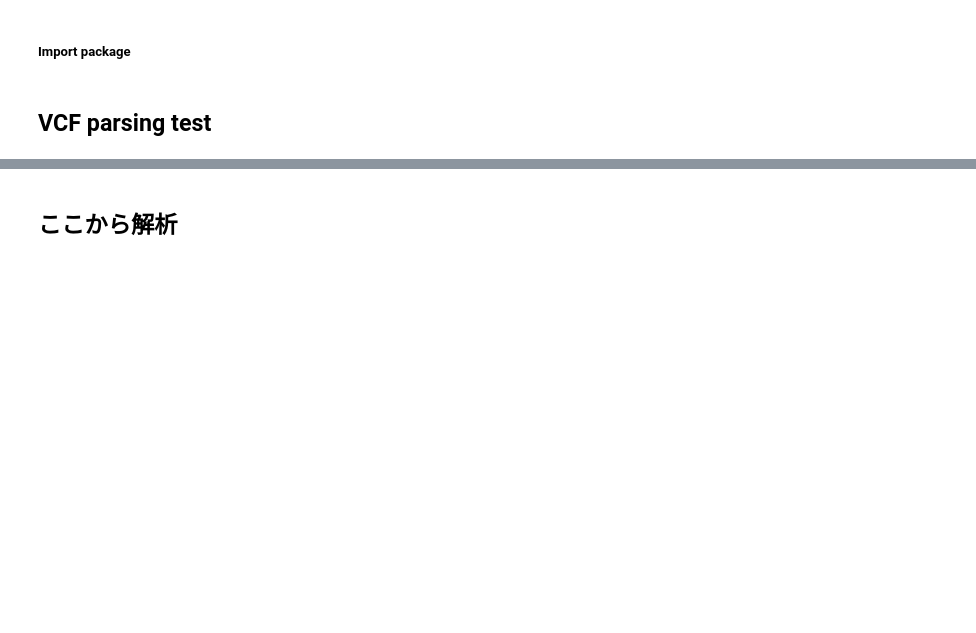
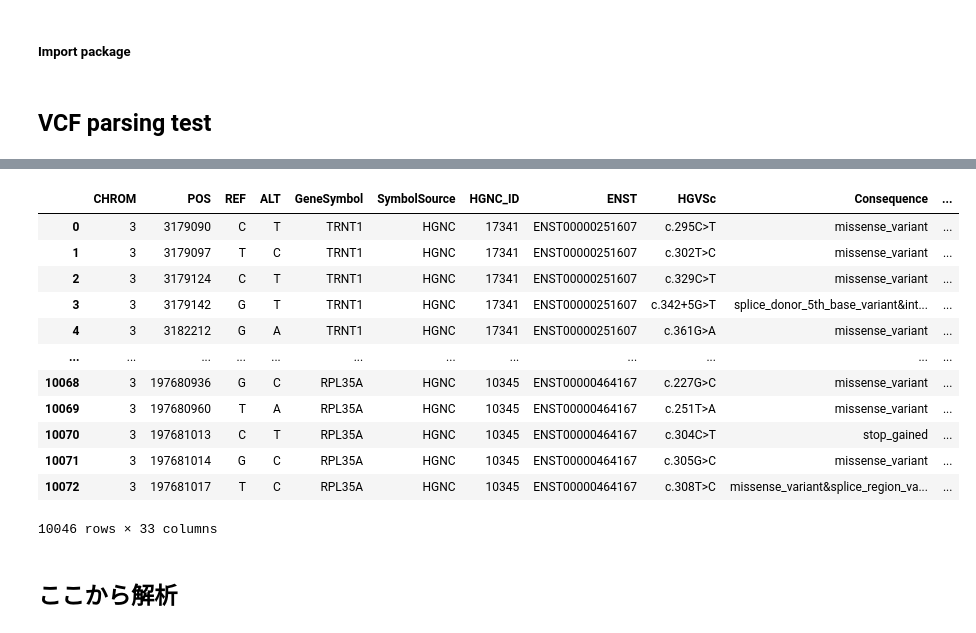
Before and after one commit to ysut/nar, a Jupyter notebook: ValidationData/TP/additional/hgmd_all.ipynb, the cells around one changed output, grey strips where cells are left out. Cells and saved outputs as stored; diff of their text form; code cells hidden in the pictures; blank space fills up the shorter version.

```diff
--- a/ValidationData/TP/additional/hgmd_all.ipynb
+++ b/ValidationData/TP/additional/hgmd_all.ipynb
@@ -285,3 +343,22 @@ for chr in chr_list:
+# %%
+chr = "3"
+df = pd.read_pickle(f"variant_data_set_vcfs/hgmd_splai_maxent_pango_sq/hgmd_dm.chr{chr}.splai.vep.maxent.loftee.snv.pangolin.squirls.enst.pkl")
+# %%
+df
+# %% [output]
+|  | CHROM | POS | REF | ALT | GeneSymbol | SymbolSource | HGNC_ID | ENST | HGVSc | Consequence | ... |
+| 0 | 3 | 3179090 | C | T | TRNT1 | HGNC | 17341 | ENST00000251607 | c.295C>T | missense_variant | ... |
+| 1 | 3 | 3179097 | T | C | TRNT1 | HGNC | 17341 | ENST00000251607 | c.302T>C | missense_variant | ... |
+| 2 | 3 | 3179124 | C | T | TRNT1 | HGNC | 17341 | ENST00000251607 | c.329C>T | missense_variant | ... |
+| 3 | 3 | 3179142 | G | T | TRNT1 | HGNC | 17341 | ENST00000251607 | c.342+5G>T | splice_donor_5th_base_variant&int... | ... |
+| 4 | 3 | 3182212 | G | A | TRNT1 | HGNC | 17341 | ENST00000251607 | c.361G>A | missense_variant | ... |
+| ... | ... | ... | ... | ... | ... | ... | ... | ... | ... | ... | ... |
+| 10068 | 3 | 197680936 | G | C | RPL35A | HGNC | 10345 | ENST00000464167 | c.227G>C | missense_variant | ... |
+| 10069 | 3 | 197680960 | T | A | RPL35A | HGNC | 10345 | ENST00000464167 | c.251T>A | missense_variant | ... |
+| 10070 | 3 | 197681013 | C | T | RPL35A | HGNC | 10345 | ENST00000464167 | c.304C>T | stop_gained | ... |
+| 10071 | 3 | 197681014 | G | C | RPL35A | HGNC | 10345 | ENST00000464167 | c.305G>C | missense_variant | ... |
+| 10072 | 3 | 197681017 | T | C | RPL35A | HGNC | 10345 | ENST00000464167 | c.308T>C | missense_variant&splice_region_va... | ... |
+10046 rows × 33 columns
 # %% [markdown]
 ## ここから解析
 # %%
```
Also changed, not shown: parts of 7 cells of this notebook, 6 other files.
